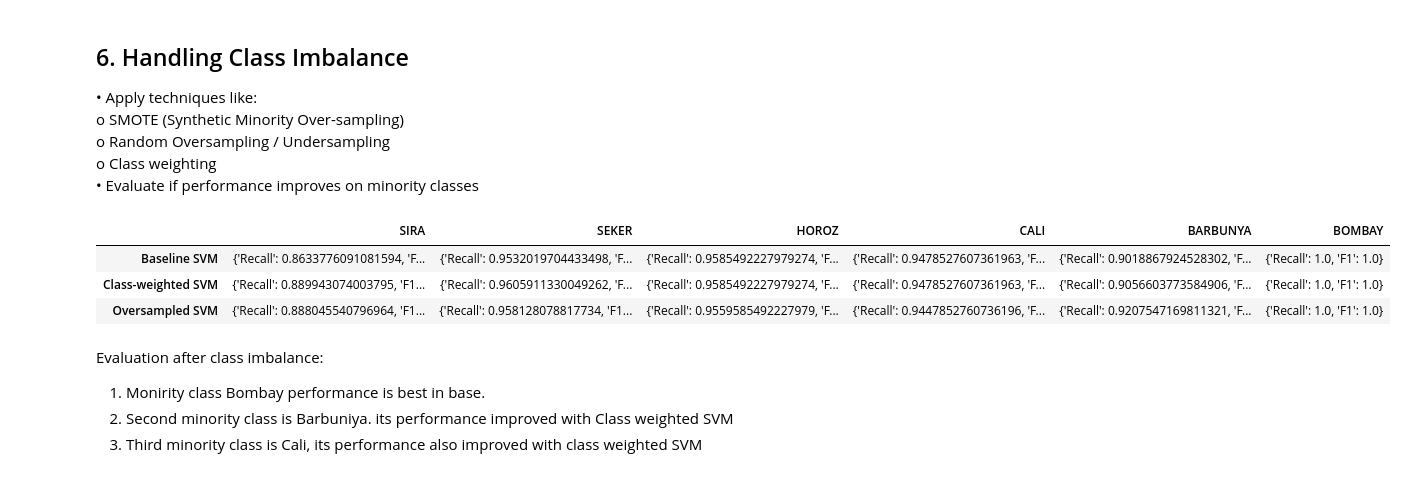
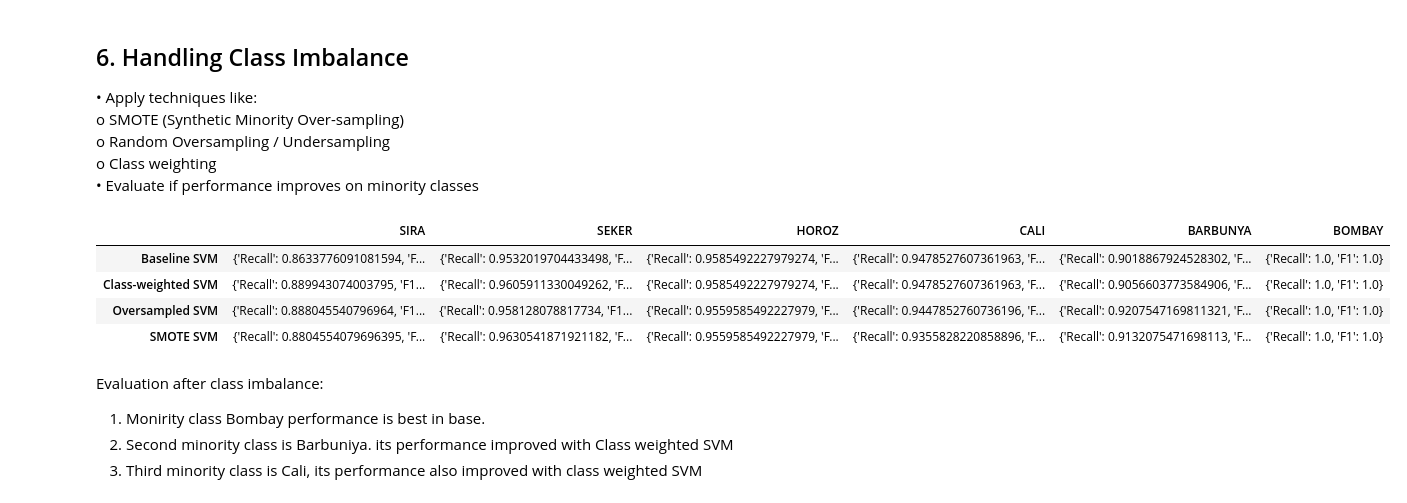
Before and after one commit to Rahul-Mehta555/DryBeans-Classifier, a Jupyter notebook: multiclass.ipynb, the cells around one changed output. Cells and saved outputs as stored; diff of their text form; code cells hidden in the pictures.

```diff
--- a/multiclass.ipynb
+++ b/multiclass.ipynb
@@ -368,6 +368,8 @@ o	Random Oversampling / Undersampling <br/>
 o	Class weighting <br/>
 •	Evaluate if performance improves on minority classes
 # %%
+from imblearn.over_sampling import SMOTE
+
 # Fit the transformation on the original training data to avoid leakage.
 imbalance_transformer = PowerTransformer(method='yeo-johnson')
 X_train_scaled = imbalance_transformer.fit_transform(X_train)
@@ -382,6 +384,13 @@ pred_baseline = svm_baseline.predict(X_test_scaled)
 svm_weighted = SVC(class_weight='balanced')
 svm_weighted.fit(X_train_scaled, y_train)
 pred_weighted = svm_weighted.predict(X_test_scaled)
+
+smote = SMOTE(random_state=42)
+X_train_smote, y_train_smote = smote.fit_resample(X_train_scaled, y_train)
+svm_smote = SVC()
+svm_smote.fit(X_train_smote, y_train_smote)
+pred_smote = svm_smote.predict(X_test_scaled)
+
 
 # Randomly oversample training classes to match the largest class.
 X_scaled_df = pd.DataFrame(X_train_scaled, index=X_train.index)
@@ -412,33 +421,37 @@ class_names = labelencoder.classes_
 
 reports = {
     'Baseline SVM': classification_report(
         y_test, pred_baseline, output_dict=True, zero_division=0
     ),
     'Class-weighted SVM': classification_report(
         y_test, pred_weighted, output_dict=True, zero_division=0
     ),
     'Oversampled SVM': classification_report(
         y_test, pred_oversampled, output_dict=True, zero_division=0
+    ),
+    'SMOTE SVM': classification_report(
+        y_test, pred_smote, output_dict=True, zero_division=0
     )
 }
 
 comparison = pd.DataFrame({
     name: {
         class_names[int(class_id)]: {
             'Recall': report[str(class_id)]['recall'],
             'F1': report[str(class_id)]['f1-score']
         }
         for class_id in minority_ids
     }
     for name, report in reports.items()
 }).T
 
 display(comparison)
 # %% [output]
 |  | SIRA | SEKER | HOROZ | CALI | BARBUNYA | BOMBAY |
 | Baseline SVM | {'Recall': 0.8633776091081594, 'F... | {'Recall': 0.9532019704433498, 'F... | {'Recall': 0.9585492227979274, 'F... | {'Recall': 0.9478527607361963, 'F... | {'Recall': 0.9018867924528302, 'F... | {'Recall': 1.0, 'F1': 1.0} |
 | Class-weighted SVM | {'Recall': 0.889943074003795, 'F1... | {'Recall': 0.9605911330049262, 'F... | {'Recall': 0.9585492227979274, 'F... | {'Recall': 0.9478527607361963, 'F... | {'Recall': 0.9056603773584906, 'F... | {'Recall': 1.0, 'F1': 1.0} |
 | Oversampled SVM | {'Recall': 0.888045540796964, 'F1... | {'Recall': 0.958128078817734, 'F1... | {'Recall': 0.9559585492227979, 'F... | {'Recall': 0.9447852760736196, 'F... | {'Recall': 0.9207547169811321, 'F... | {'Recall': 1.0, 'F1': 1.0} |
+| SMOTE SVM | {'Recall': 0.8804554079696395, 'F... | {'Recall': 0.9630541871921182, 'F... | {'Recall': 0.9559585492227979, 'F... | {'Recall': 0.9355828220858896, 'F... | {'Recall': 0.9132075471698113, 'F... | {'Recall': 1.0, 'F1': 1.0} |
 # %% [markdown]
 Evaluation after class imbalance:
 1. Monirity class Bombay performance is best in base.
```
Also changed, not shown: parts of 1 cell of this notebook.
